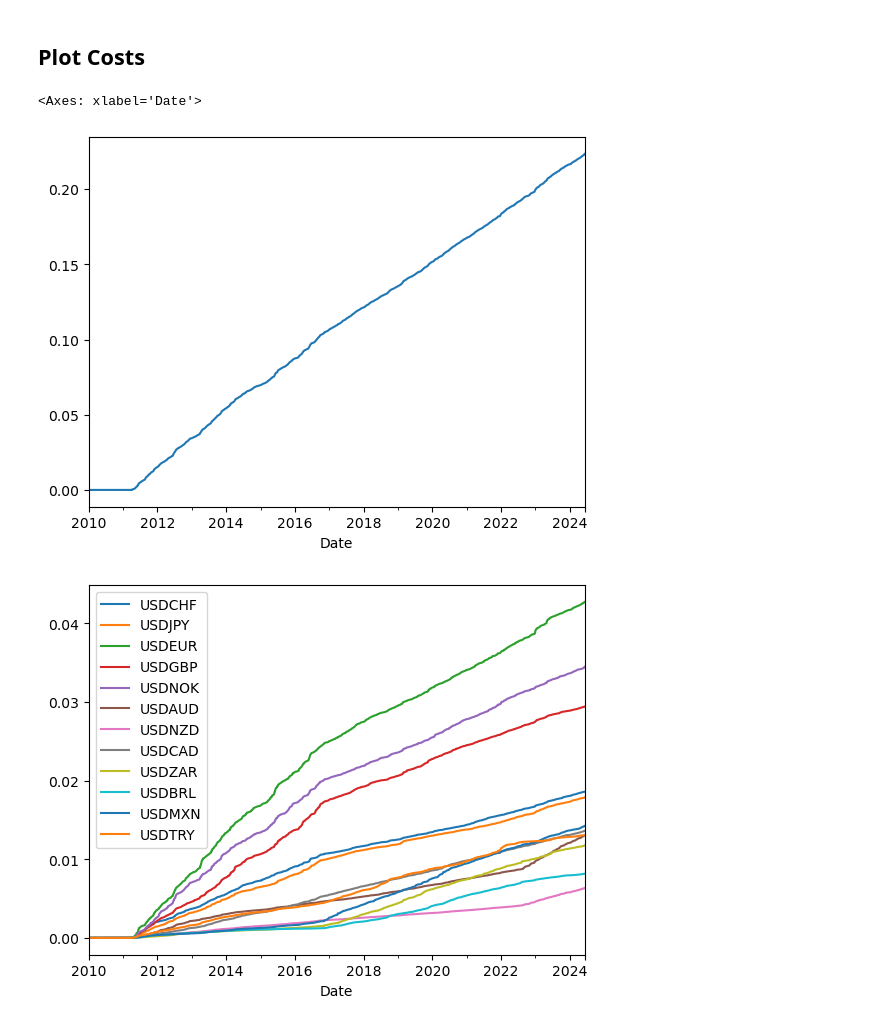
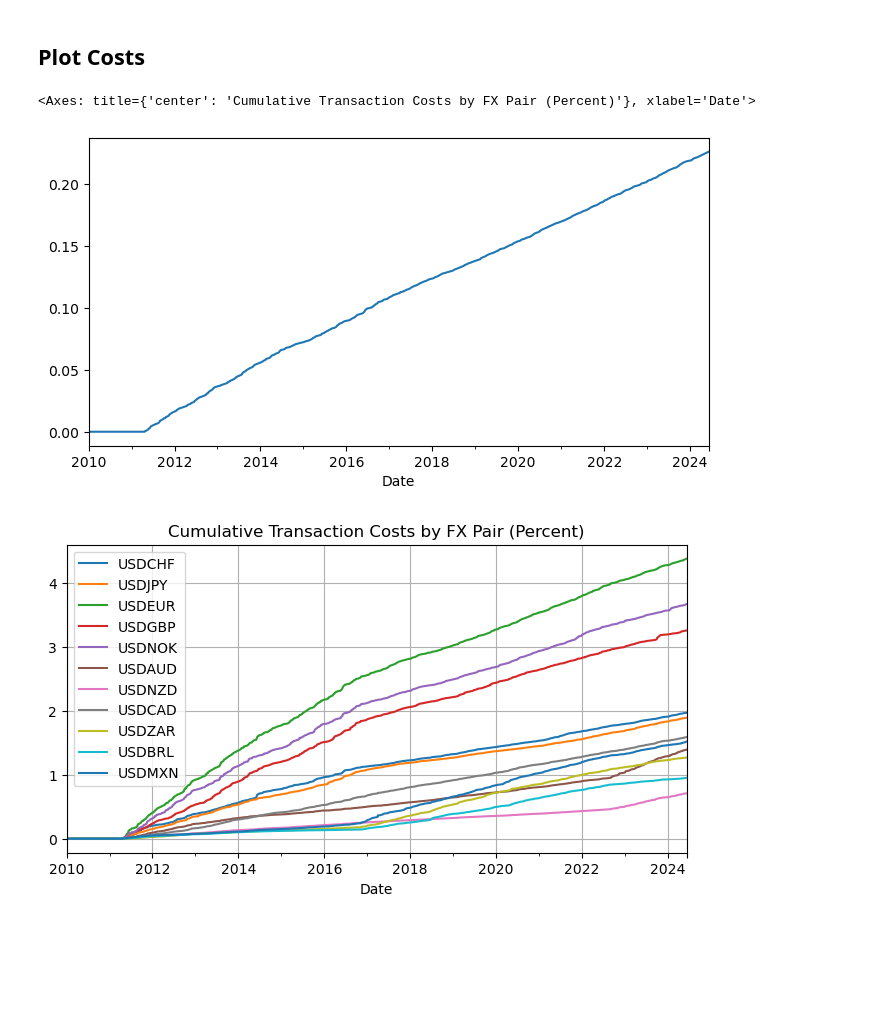
Before and after one commit to andreignatius/quant-trading, a Jupyter notebook: fx_portfolio_construction.ipynb, the cells around one changed output. Drawn from its saved outputs; the diff is of its cells as text; code cells hidden in the pictures; blank space fills up the shorter version.

```diff
--- a/fx_portfolio_construction.ipynb
+++ b/fx_portfolio_construction.ipynb
@@ -19,5 +21,5 @@ inf_idx = pd.read_excel('data.xlsx',sheet_name = 'inflation',index_col = 0)
 # %%
-assets = ['USDCHF','USDJPY','USDEUR','USDGBP','USDNOK','USDAUD','USDNZD','USDCAD','USDZAR','USDBRL','USDMXN','USDTRY']
+assets = ['USDCHF','USDJPY','USDEUR','USDGBP','USDNOK','USDAUD','USDNZD','USDCAD','USDZAR','USDBRL','USDMXN']
 df.columns = assets
 ## Clean data such that USD is the denominator
 for col in ['USDEUR', 'USDGBP', 'USDNZD', 'USDAUD']:
@@ -40,6 +42,6 @@ inf_idx = inf_idx[start_dt:]
 # %%
 yld = short_yld-long_yld
 yld = (yld - yld.mean())/yld.std()
-yld_1m_chg = yld.diff(20).shift()
+yld_1m_chg = yld.diff(30).shift()
 yld_1m_chg
 # %% [output]
@@ -189,12 +204,12 @@ costs = abs(weights_clean.diff())* bidask
 # %% [markdown]
 ## Plot Costs
 # %%
-costs.sum(axis = 1).cumsum().plot()
-costs.cumsum().plot()
+costs.sum(axis = 1).cumsum().plot(figsize = (8,4))
+(100*costs).cumsum().plot(title = 'Cumulative Transaction Costs by FX Pair (Percent)',figsize = (8,4),grid = True)
 # %% [output]
-<Axes: xlabel='Date'>
+<Axes: title={'center': 'Cumulative Transaction Costs by FX Pair (Percent)'}, xlabel='Date'>
-[figure, old version]
+[figure, new version]
-[figure, old version]
+[figure, new version]
 # %%
 costs.fillna(0).to_excel('fx_port_construction_costs.xlsx')
 # %%
```
Also changed, not shown: parts of 26 cells of this notebook, 4 other files.
